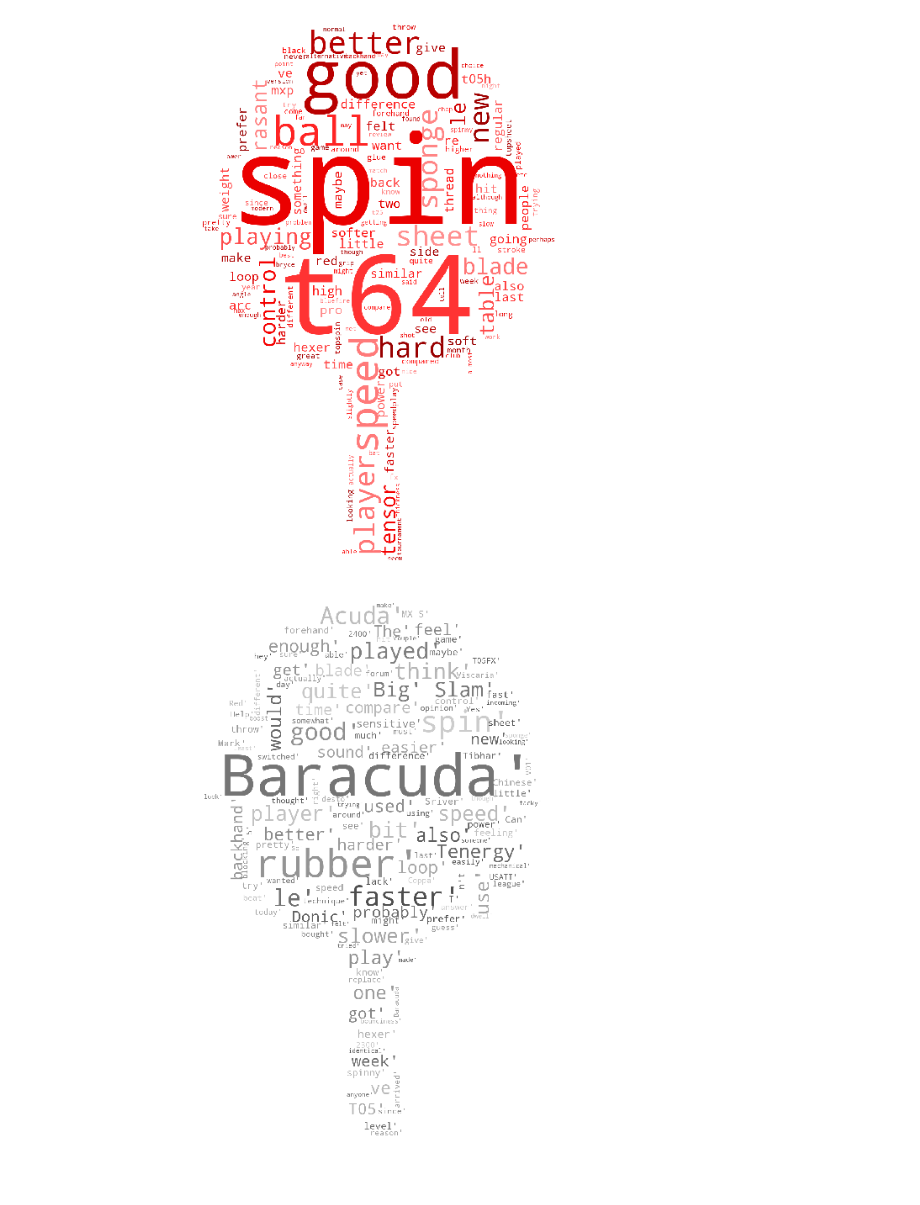
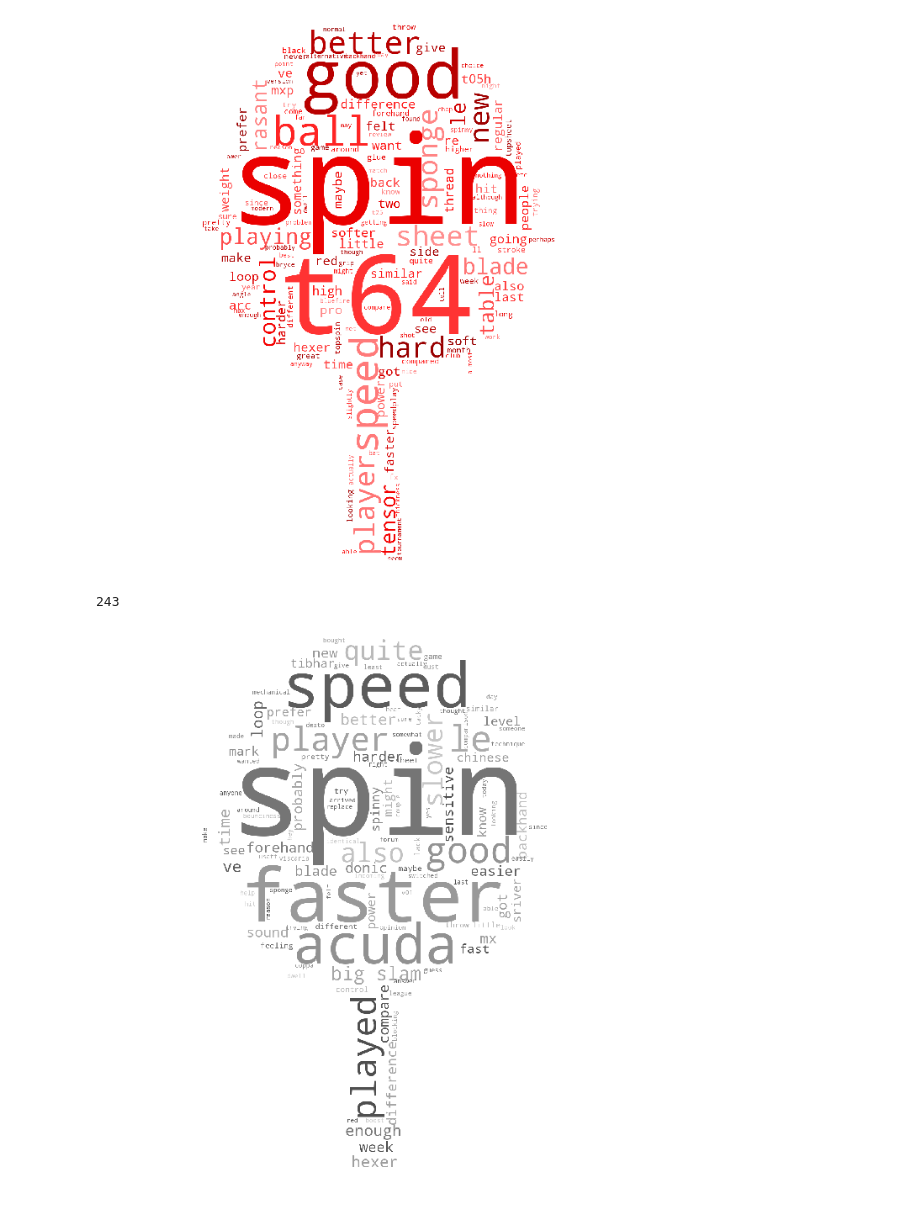
Before and after one commit to vionwinnie/ds4a-t15-tableTennis-product-review, a Jupyter notebook: tt_rubber/viz/Viz.ipynb, the cells around one changed output. Drawn from its saved outputs; the diff is of its cells as text; code cells hidden in the pictures.

```diff
--- a/tt_rubber/viz/Viz.ipynb
+++ b/tt_rubber/viz/Viz.ipynb
@@ -132,6 +123,22 @@ t05_stopwords.extend(['T05FX','T05','rubber','t05fx','t05',"t05fx'","t05 '",
 print(len(t05_stopwords))
 # %% [output]
 193
+# %%
+def similar_color_func_red(word=None, font_size=None,
+                       position=None, orientation=None,
+                       font_path=None, random_state=None):
+    h = 0 # 0 - 360
+    s = 100 # 0 - 100
+    l = random_state.randint(30, 80) # 0 - 100
+    return "hsl({}, {}%, {}%)".format(h, s, l)
+
+def similar_color_func_black(word=None, font_size=None,
+                       position=None, orientation=None,
+                       font_path=None, random_state=None):
+    h = 0 # 0 - 360
+    s = 0 # 0 - 100
+    l = random_state.randint(30, 80) # 0 - 100
+    return "hsl({}, {}%, {}%)".format(h, s, l)
 # %%
 import matplotlib.pyplot as plt
 data = string_df1
@@ -159,37 +166,37 @@ plt.imshow(wordcloud)
 plt.show()
 # %% [output]
 [figure]
+# %%
+baracuda_stopwords = stop_words
+baracuda_stopwords.extend(['T05FX','T05','rubber','t05fx','t05',"t05fx'","t05 '",
+'t05','nt','would','much','t05fx','play','get','feel','...','one',
+                      'use','tenergy','used','the','tried','using','think','baracuda'])
+print(len(baracuda_stopwords))
+# %% [output]
+243
 # %%
-def similar_color_func(word=None, font_size=None,
-                       position=None, orientation=None,
-                       font_path=None, random_state=None):
-    h = 0 # 0 - 360
-    s = 0 # 0 - 100
-    l = random_state.randint(30, 80) # 0 - 100
-    return "hsl({}, {}%, {}%)".format(h, s, l)
-
-data = clean_df2
+data = string_df2
 n_max_words = 300
 img_mask = mask
 
 wordcloud = WordCloud(
             background_color='white',
-            stopwords=None, #custom_stop,
+            stopwords=baracuda_stopwords, #custom_stop,
             max_words=n_max_words,
             max_font_size=120,
             scale=5,
             random_state=1,
             mask=img_mask,
             width=mask.shape[1],
             height=mask.shape[0],
-            color_func=similar_color_func)
+            color_func=similar_color_func_black)
 
-wordcloud=wordcloud.generate(str(data))
+wordcloud_black=wordcloud.generate(str(data))
 
 fig = plt.figure(1, figsize=(12, 12))
 plt.axis('off')
 
 plt.imshow(wordcloud)
 plt.show()
 # %% [output]
-[figure, old version]
+[figure, new version]
```
Also changed, not shown: parts of 4 cells of this notebook, 5 other files.
